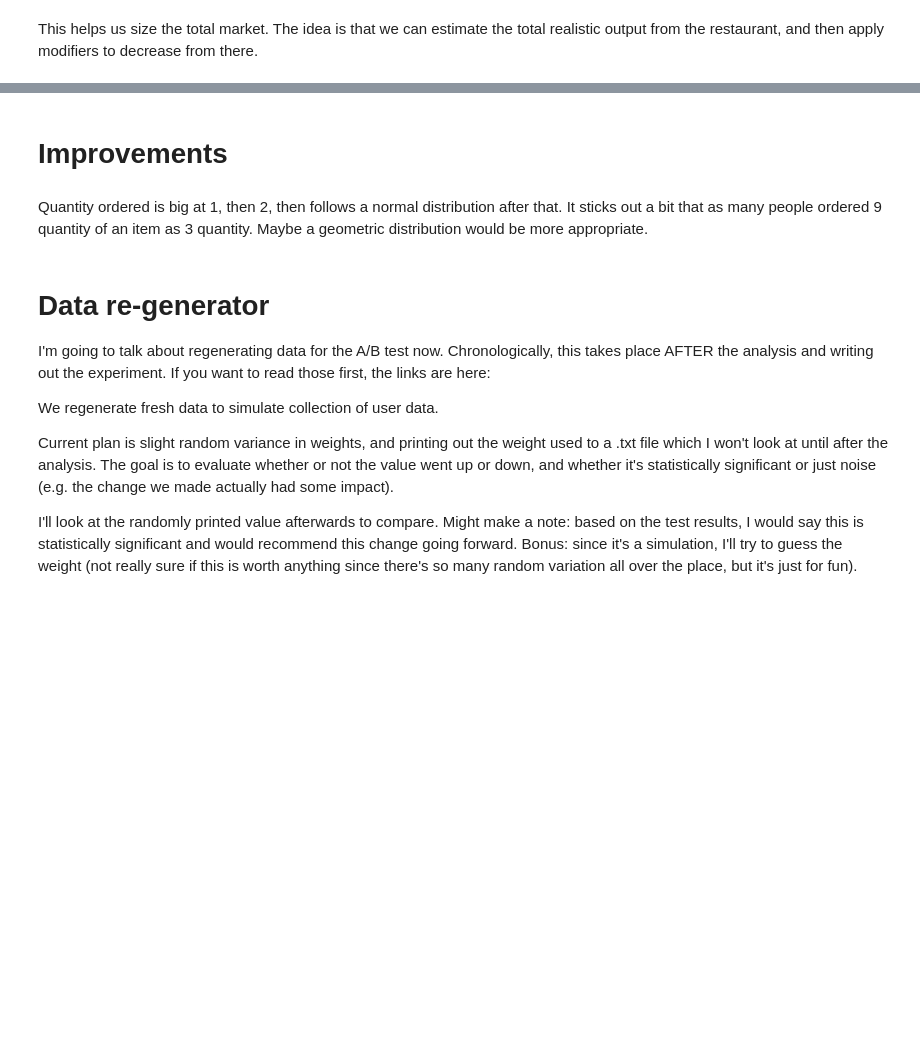
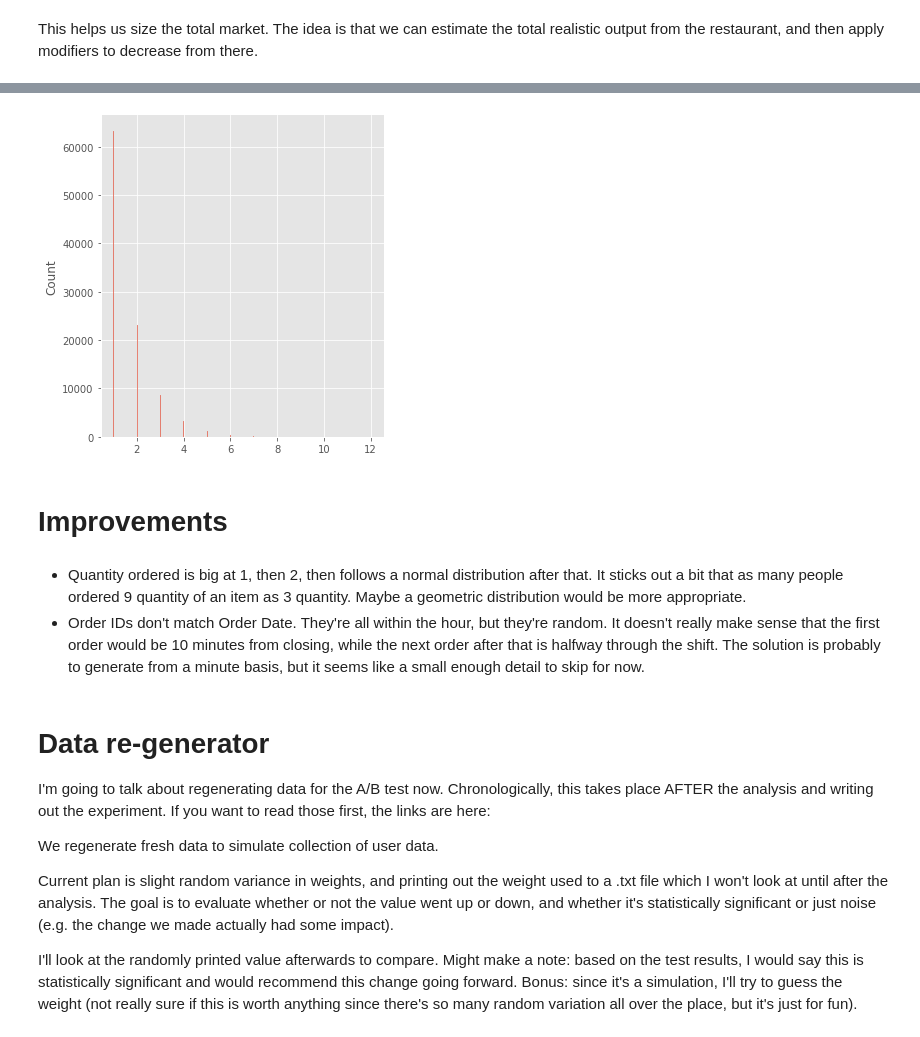
Before and after one commit to onederekchen/thaitanic, a Jupyter notebook: generator/generator_explanation.ipynb, the cells around one changed output, grey strips where cells are left out. Cells and saved outputs as stored; diff of their text form; code cells hidden in the pictures; blank space fills up the shorter version.

Commit message:
size generator

```diff
--- a/generator/generator_explanation.ipynb
+++ b/generator/generator_explanation.ipynb
@@ -291,7 +421,22 @@ I peeked at yelp too for input and considered scraping them for ratings, but the
+# %%
+import numpy as np
+import math
+
+quantity_ordered = []
+
+# test = round(np.random.exponential(scale=1.0, size=1)[0],0)
+for quantity in range(100):
+    value = math.ceil(np.random.exponential(scale=1, size=100)[0])
+    quantity_ordered.append(value)
+
+sns.displot(data=quantity_ordered);
+# %% [output]
+[figure, added]
 # %% [markdown]
 # Improvements
 # %% [markdown]
-Quantity ordered is big at 1, then 2, then follows a normal distribution after that. It sticks out a bit that as many people ordered 9 quantity of an item as 3 quantity. Maybe a geometric distribution would be more appropriate.
+- Quantity ordered is big at 1, then 2, then follows a normal distribution after that. It sticks out a bit that as many people ordered 9 quantity of an item as 3 quantity. Maybe a geometric distribution would be more appropriate.
+- Order IDs don't match Order Date. They're all within the hour, but they're random. It doesn't really make sense that the first order would be 10 minutes from closing, while the next order after that is halfway through the shift. The solution is probably to generate from a minute basis, but it seems like a small enough detail to skip for now.
 # %% [markdown]
 # Data re-generator
 
```
Also changed, not shown: parts of 30 cells of this notebook, 2 other files.
